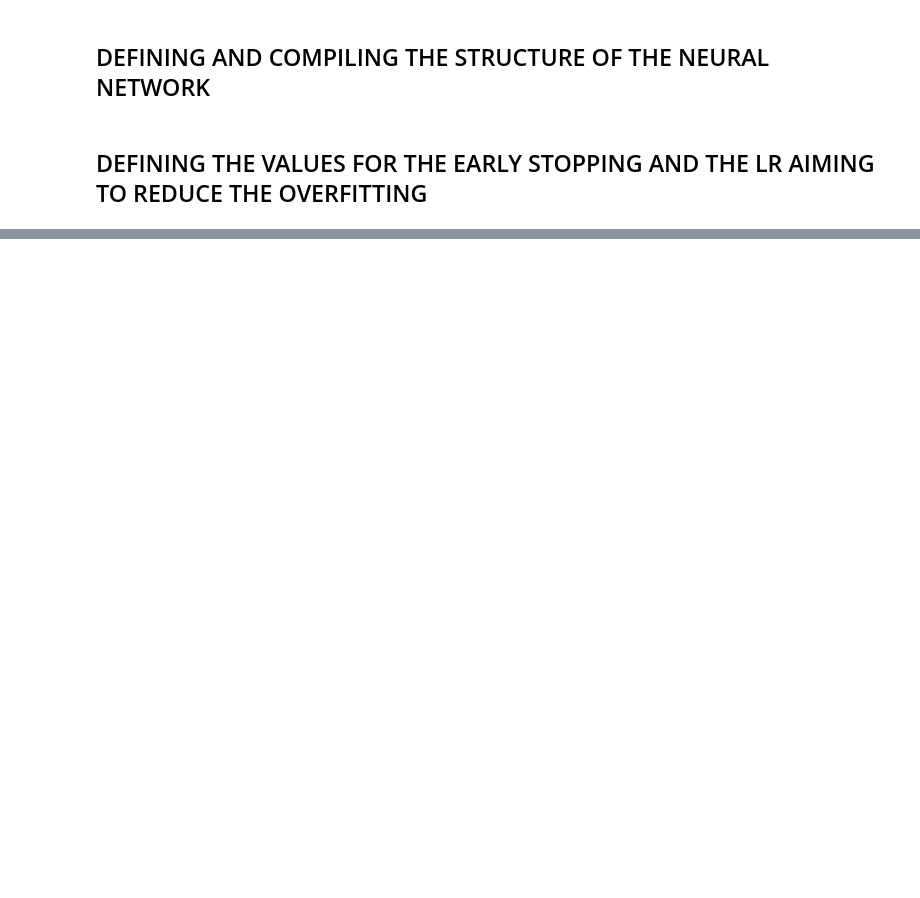
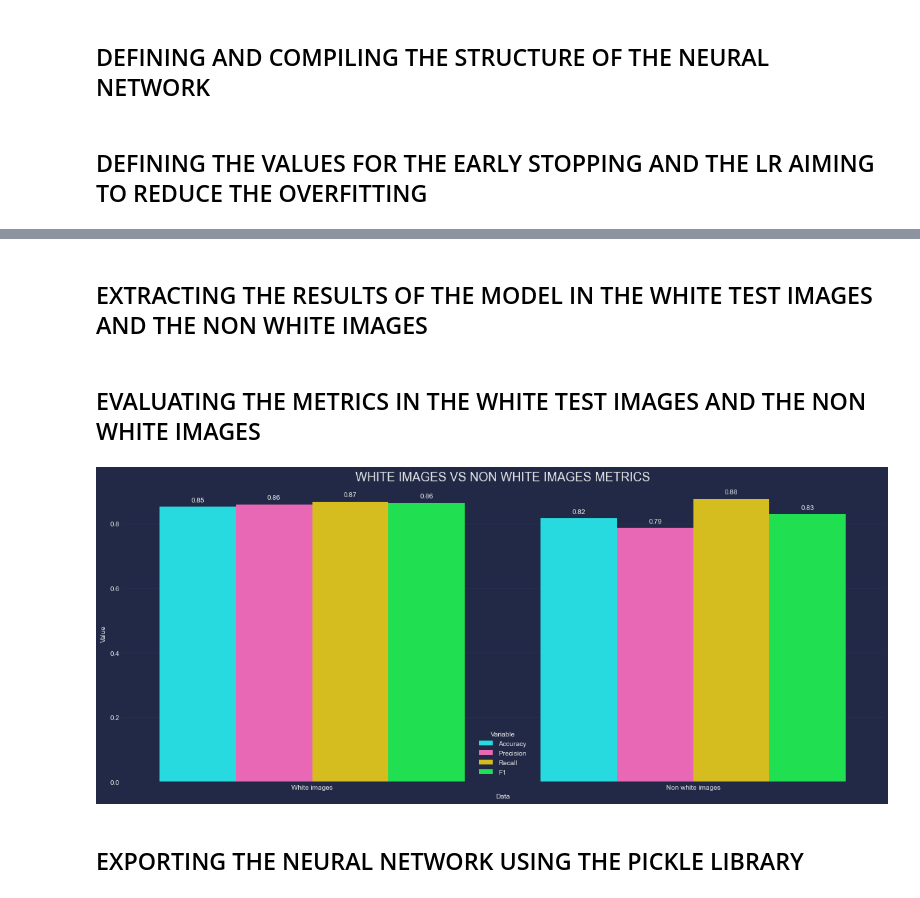
Before and after one commit to sergioaisolutions/faice, a Jupyter notebook: training/gender.ipynb, the cells around one changed output, grey strips where cells are left out. Saved outputs shown, nothing was run; the diff lists cells and outputs as text; code cells hidden in the pictures; blank space fills up the shorter version.

```diff
--- a/training/gender.ipynb
+++ b/training/gender.ipynb
@@ -120,0 +145,36 @@ Epoch 18/50
+# %% [markdown]
+## EXTRACTING THE RESULTS OF THE MODEL IN THE WHITE TEST IMAGES AND THE NON WHITE IMAGES
+# %%
+def model_metrics(target, predictions, data):
+
+    accuracy = accuracy_score(target, predictions)
+    precision = precision_score(target, predictions)
+    recall = recall_score(target, predictions)
+    f1 = f1_score(target, predictions)
+
+    return list([data, accuracy, precision, recall, f1])
+
+whiteNonWhiteImagesResults = list()
+whiteNonWhiteImagesResults.append(model_metrics(y_test, testPredictions, 'White images'))
+whiteNonWhiteImagesResults.append(model_metrics(nonWhiteY, nonWhitePredictions, 'Non white images'))
+
+imagesResults = pd.DataFrame(data = whiteNonWhiteImagesResults,
+                             columns = ['Data', 'Accuracy', 'Precision', 'Recall', 'F1'])
+
+formatImagesResults = imagesResults.melt(id_vars = 'Data').rename(columns = str.title)
+# %% [markdown]
+## EVALUATING THE METRICS IN THE WHITE TEST IMAGES AND THE NON WHITE IMAGES
+# %%
+fig, axes = plt.subplots(figsize = (20, 8))
+plt.title('WHITE IMAGES VS NON WHITE IMAGES METRICS', fontsize = 18)
+sns.barplot(x = 'Data', y = 'Value', hue = 'Variable', data = formatImagesResults)
+
+for patch in axes.patches:
+    axes.annotate(format(patch.get_height(), '.2f'), (patch.get_x() + patch.get_width() / 2., patch.get_height()),
+                 ha = 'center', va = 'center', xytext = (0, 10), textcoords = 'offset points')
+
+plt.savefig('plots/metricsWhiteNonWhite.jpg', format = 'jpg')
+# %% [output]
+[figure, added]
+# %% [markdown]
+## EXPORTING THE NEURAL NETWORK USING THE PICKLE LIBRARY
```
Also changed, not shown: parts of 18 cells of this notebook, 3 other files.
